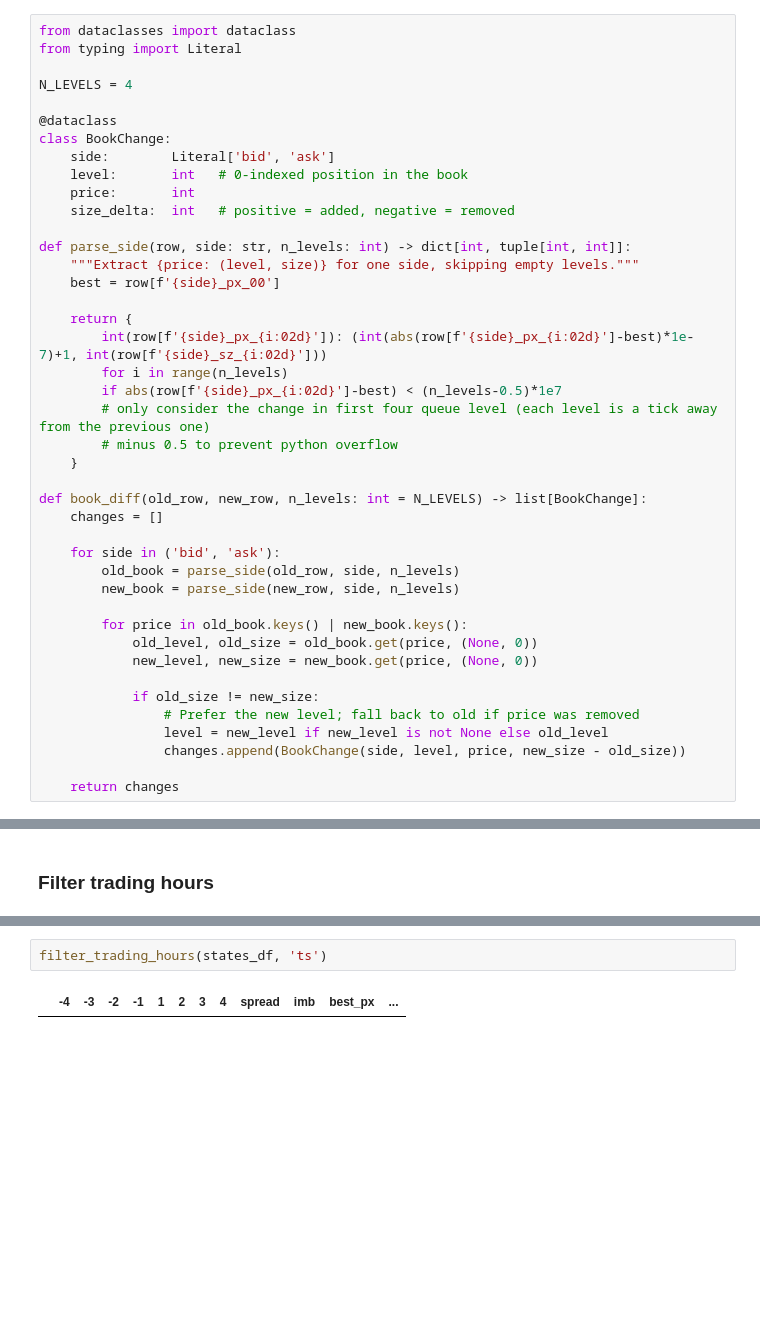
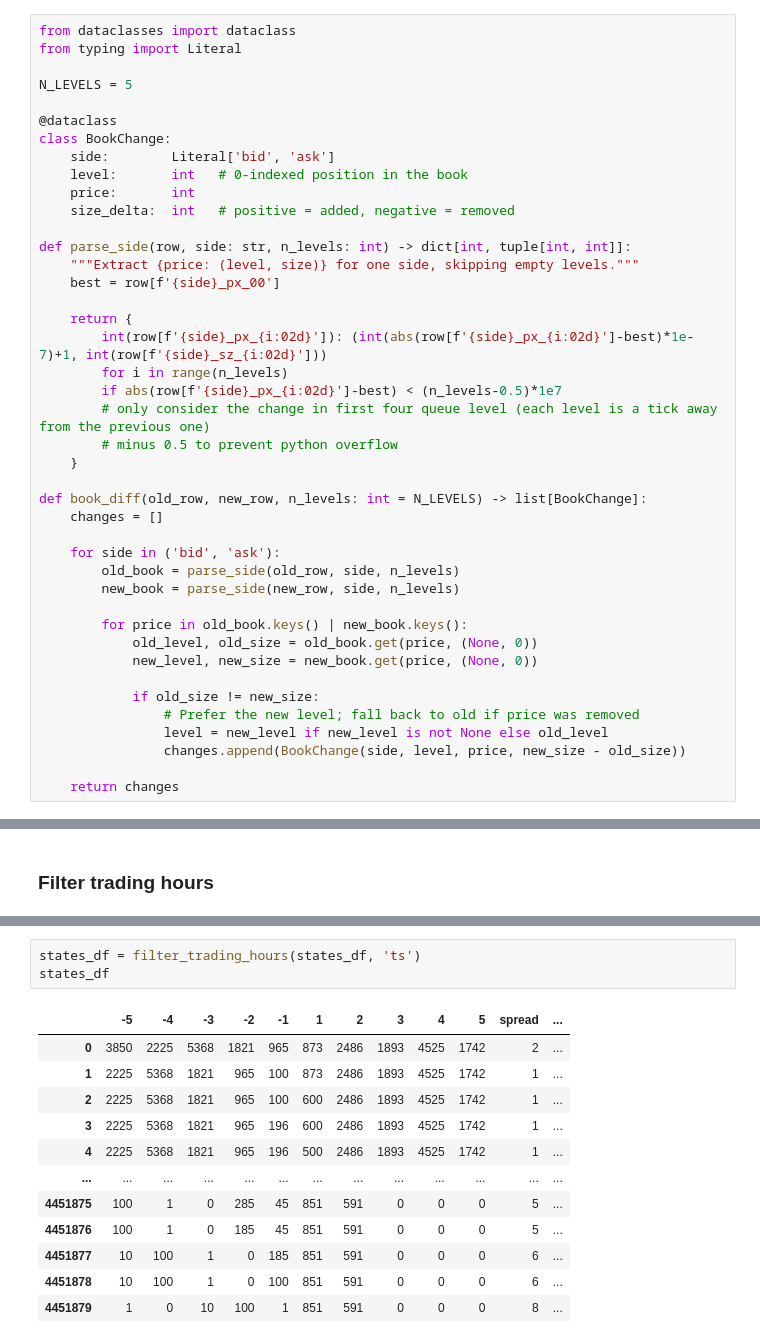
Before and after one commit to chenyu0516/jax_lob_wm, a Jupyter notebook: script/data_process.ipynb, the cells around one changed output, grey strips where cells are left out. Drawn from its saved outputs; the diff is of its cells as text; blank space fills up the shorter version.

```diff
--- a/script/data_process.ipynb
+++ b/script/data_process.ipynb
@@ -24,7 +24,7 @@ and reconstruct the events and book state I want in the late for loop
 from dataclasses import dataclass
 from typing import Literal
 
-N_LEVELS = 4
+N_LEVELS = 5
 
 @dataclass
 class BookChange:
@@ -249,6 +238,18 @@ def filter_trading_hours(df: pd.DataFrame, ts_col: str = "ts_recv") -> pd.DataFr
 
     return df[mask].reset_index(drop=True)
 # %%
-filter_trading_hours(states_df, 'ts')
+states_df = filter_trading_hours(states_df, 'ts')
+states_df
 # %% [output]
-|  | -4 | -3 | -2 | -1 | 1 | 2 | 3 | 4 | spread | imb | best_px | ... |
+|  | -5 | -4 | -3 | -2 | -1 | 1 | 2 | 3 | 4 | 5 | spread | ... |
+| 0 | 3850 | 2225 | 5368 | 1821 | 965 | 873 | 2486 | 1893 | 4525 | 1742 | 2 | ... |
+| 1 | 2225 | 5368 | 1821 | 965 | 100 | 873 | 2486 | 1893 | 4525 | 1742 | 1 | ... |
+| 2 | 2225 | 5368 | 1821 | 965 | 100 | 600 | 2486 | 1893 | 4525 | 1742 | 1 | ... |
+| 3 | 2225 | 5368 | 1821 | 965 | 196 | 600 | 2486 | 1893 | 4525 | 1742 | 1 | ... |
+| 4 | 2225 | 5368 | 1821 | 965 | 196 | 500 | 2486 | 1893 | 4525 | 1742 | 1 | ... |
+| ... | ... | ... | ... | ... | ... | ... | ... | ... | ... | ... | ... | ... |
+| 4451875 | 100 | 1 | 0 | 285 | 45 | 851 | 591 | 0 | 0 | 0 | 5 | ... |
+| 4451876 | 100 | 1 | 0 | 185 | 45 | 851 | 591 | 0 | 0 | 0 | 5 | ... |
+| 4451877 | 10 | 100 | 1 | 0 | 185 | 851 | 591 | 0 | 0 | 0 | 6 | ... |
+| 4451878 | 10 | 100 | 1 | 0 | 100 | 851 | 591 | 0 | 0 | 0 | 6 | ... |
+| 4451879 | 1 | 0 | 10 | 100 | 1 | 851 | 591 | 0 | 0 | 0 | 8 | ... |
```
Also changed, not shown: parts of 28 cells of this notebook, 3 other files.
